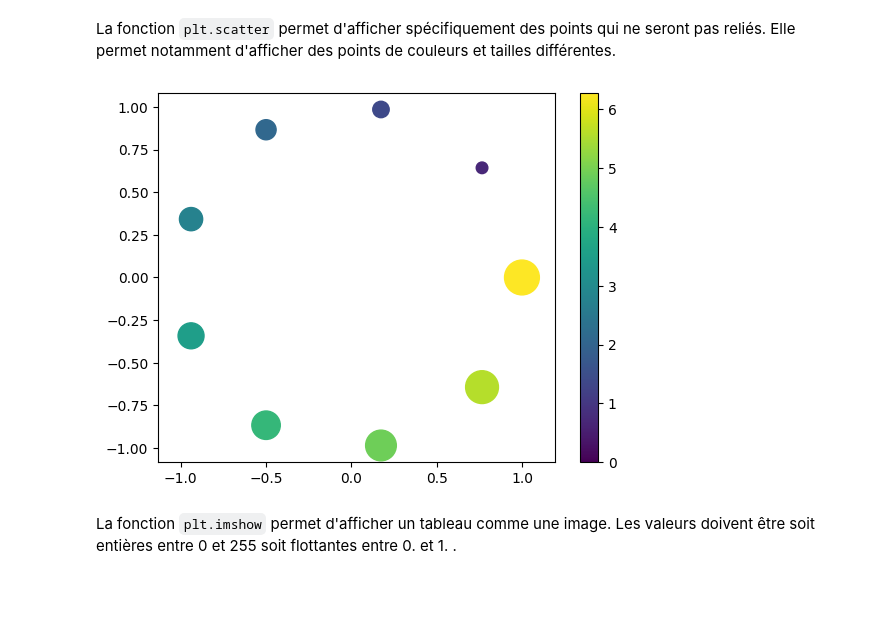
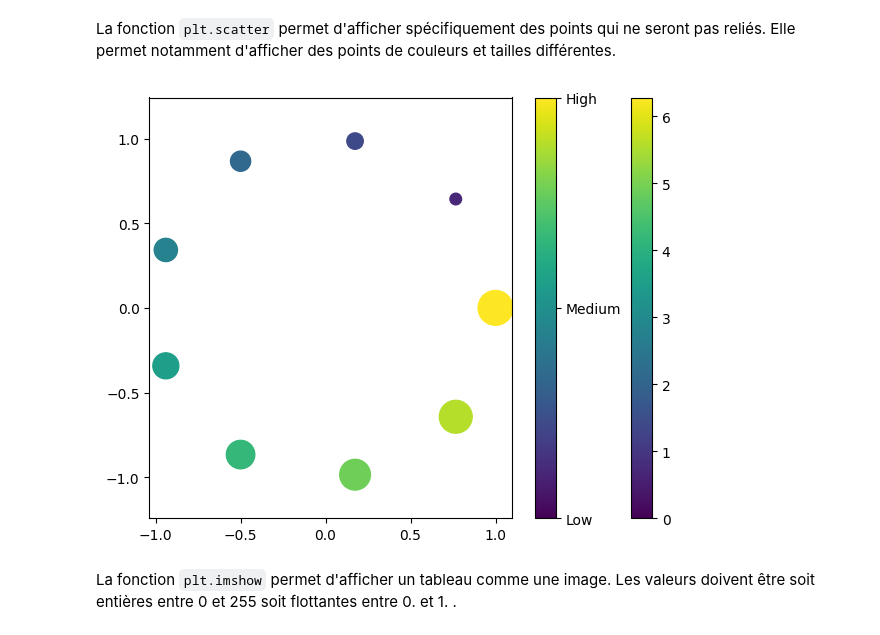
Before and after one commit to raquelmcoelho/machine-learning, a Jupyter notebook: tp/TP1_sujet.ipynb, the cells around one changed output. Cells and saved outputs as stored; diff of their text form; code cells hidden in the pictures; blank space fills up the shorter version.

```diff
--- a/tp/TP1_sujet.ipynb
+++ b/tp/TP1_sujet.ipynb
@@ -152,18 +199,19 @@ Faites une figure affichant à la fois la fonction sinus cardinal de $\dfrac{x}{
 # %% [markdown]
 La fonction `plt.scatter` permet d'afficher spécifiquement des points qui ne seront pas reliés. Elle permet notamment d'afficher des points de couleurs et tailles différentes.
 # %%
+
 t = np.linspace(0,2*np.pi,10)
 plt.figure()
 plt.scatter(np.cos(t),np.sin(t),c=t,s=100*t)
 plt.axis('equal') # pour avoir des axes avec les mêmes proportions.
 plt.colorbar() # Échelle des valeurs associées aux couleurs
 
-#cbar = plt.colorbar(ticks=[0,np.pi,2*np.pi])
-#cbar.ax.set_yticklabels(["Low","Medium","High"])
+cbar = plt.colorbar(ticks=[0,np.pi,2*np.pi])
+cbar.ax.set_yticklabels(["Low","Medium","High"])
 
 plt.show()
 # %% [output]
-[figure, old version]
+[figure, new version]
 # %% [markdown]
 La fonction `plt.imshow` permet d'afficher un tableau comme une image. Les valeurs doivent être soit entières entre 0 et 255 soit flottantes entre 0. et 1. .
 # %%
```
Also changed, not shown: parts of 99 cells of this notebook, 3 other files.
